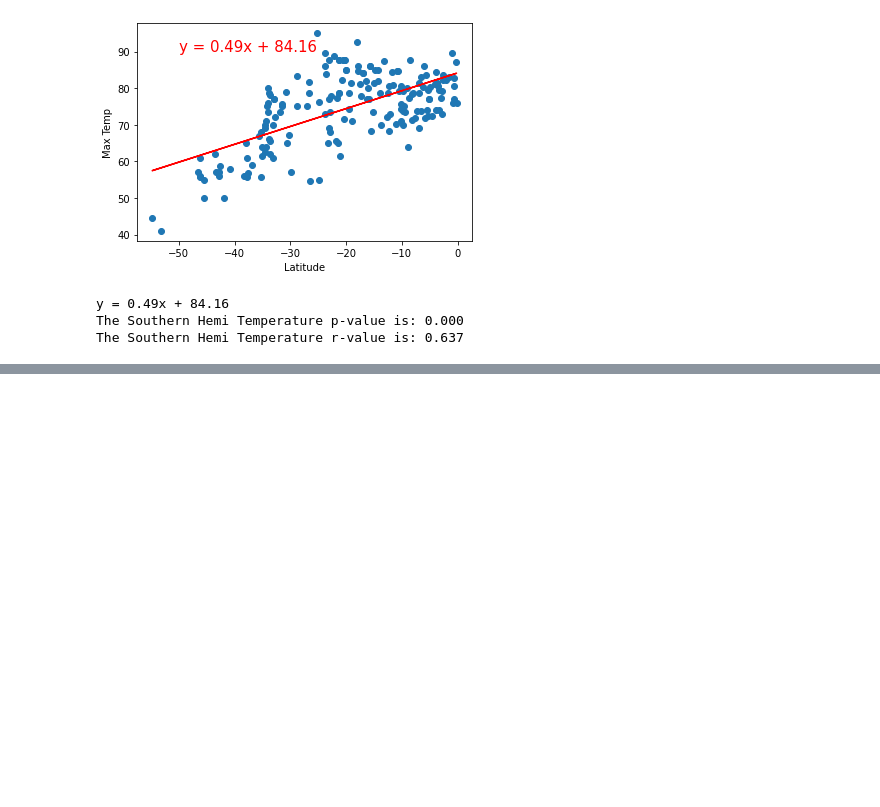
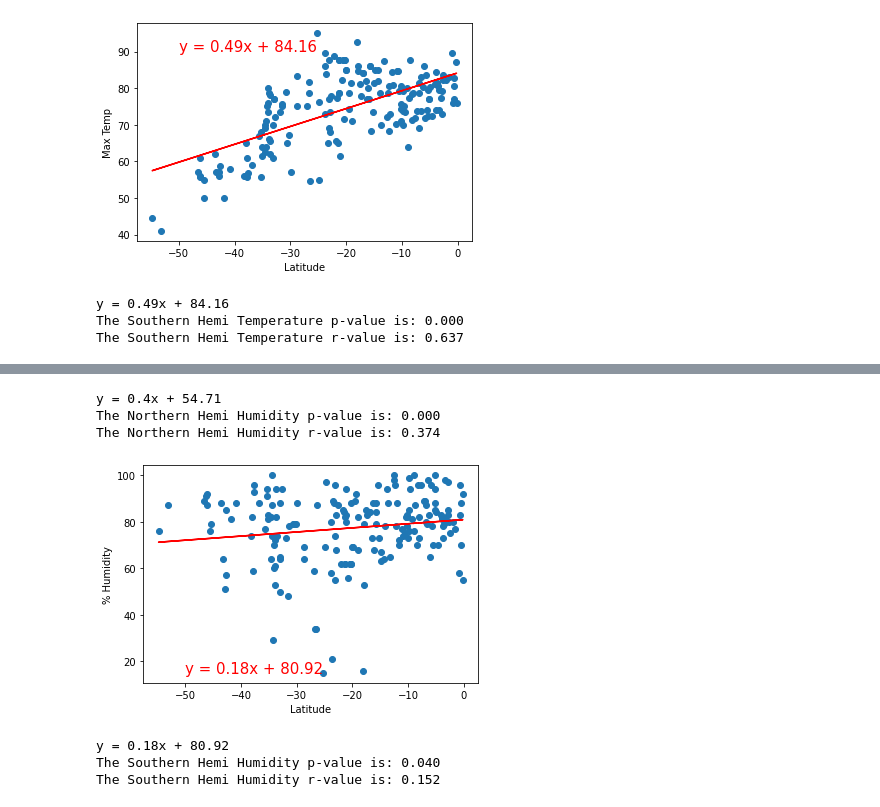
Before and after one commit to ashley-green1/World_Weather_Analysis, a Jupyter notebook: WeatherPy.ipynb, the cells around one changed output, grey strips where cells are left out. Cells and saved outputs as stored; diff of their text form; code cells hidden in the pictures; blank space fills up the shorter version.

```diff
--- a/WeatherPy.ipynb
+++ b/WeatherPy.ipynb
@@ -350,0 +364,37 @@ The Southern Hemi Temperature r-value is: 0.637
+# %%
+# Perform linear regression on Nothern Hemisphere for Humidity.
+(slope, intercept, r_value, p_value, std_err) = linregress(northern_hemi_df["Lat"], northern_hemi_df["Humidity"])
+
+# Get the equation of the line.
+northern_line_eq1 = "y = " + str(round(slope,2)) + "x + " + str(round(intercept,2))
+print(northern_line_eq1)
+print(f"The Northern Hemi Humidity p-value is: {p_value:.3f}")
+print(f"The Northern Hemi Humidity r-value is: {r_value:.3f}")
+# %% [output]
+y = 0.4x + 54.71
+The Northern Hemi Humidity p-value is: 0.000
+The Northern Hemi Humidity r-value is: 0.374
+# %%
+# Plot linear regression on the Southern Hemisphere for Humidity.
+x_values = southern_hemi_df["Lat"]
+y_values = southern_hemi_df["Humidity"]
+
+# Call the function.
+plot_linear_regression(x_values, y_values,
+                       'Linear Regression on the Southern Hemisphere \
+                        for % Humidity', '% Humidity',(-50,15))
+# %% [output]
+[figure, added]
+# %%
+# Perform linear regression on Southern Hemisphere for Humidity.
+(slope, intercept, r_value, p_value, std_err) = linregress(southern_hemi_df["Lat"], southern_hemi_df["Humidity"])
+
+# Get the equation of the line.
+southern_line_eq1 = "y = " + str(round(slope,2)) + "x + " + str(round(intercept,2))
+print(southern_line_eq1)
+print(f"The Southern Hemi Humidity p-value is: {p_value:.3f}")
+print(f"The Southern Hemi Humidity r-value is: {r_value:.3f}")
+# %% [output]
+y = 0.18x + 80.92
+The Southern Hemi Humidity p-value is: 0.040
+The Southern Hemi Humidity r-value is: 0.152
```
Also changed, not shown: parts of 11 cells of this notebook.
